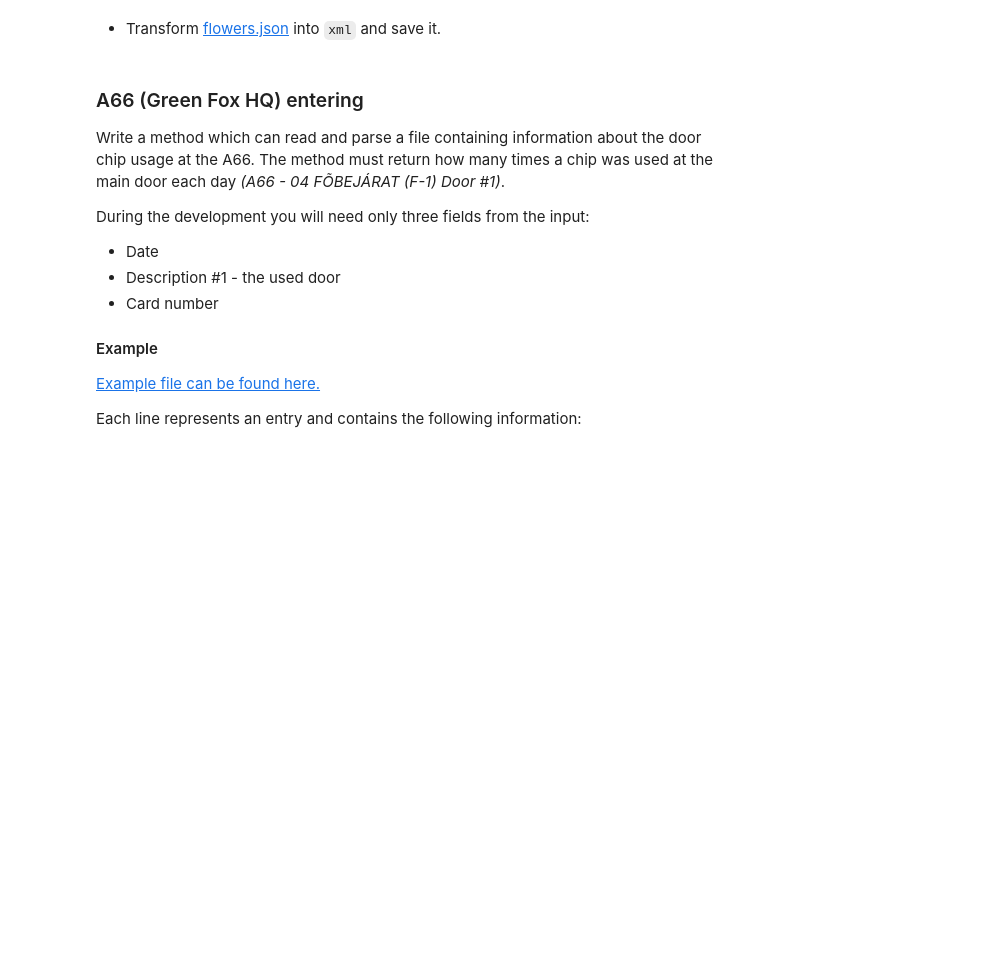
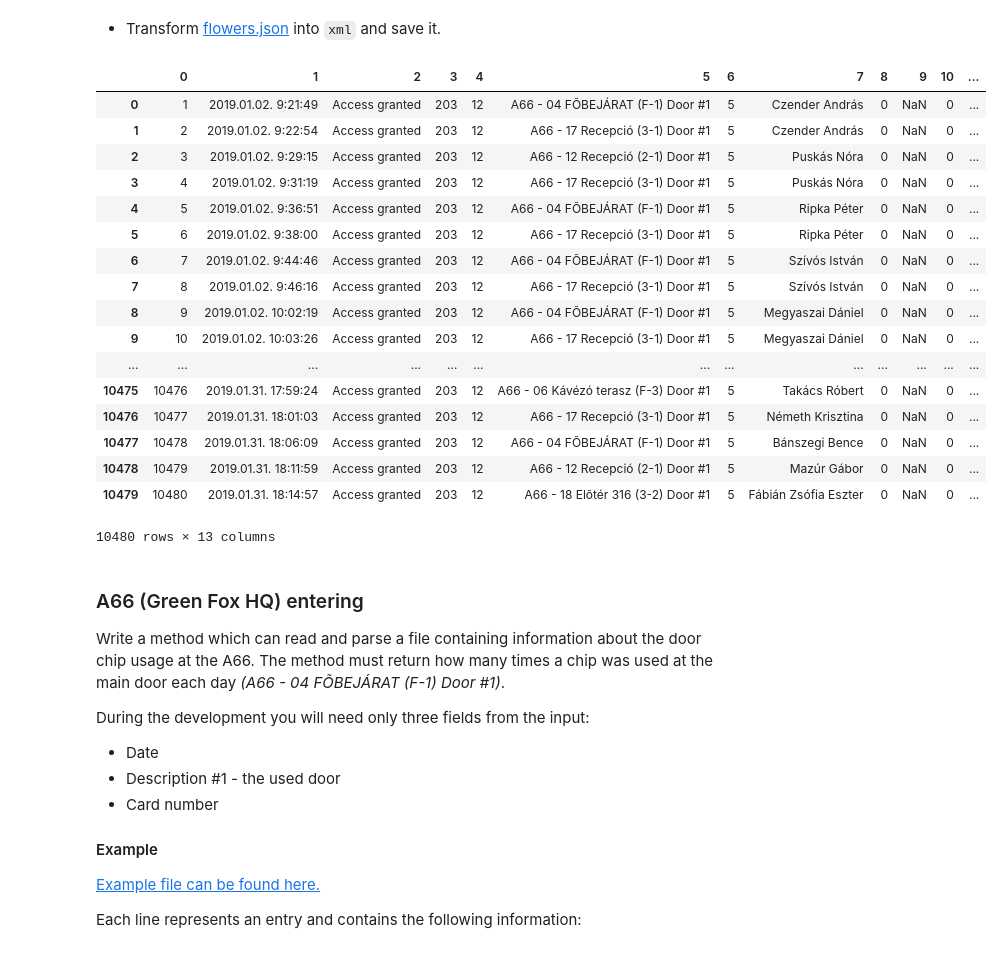
Before and after one commit to green-fox-academy/SantiDu, a Jupyter notebook: week-02/file-formats.ipynb, the cells around one changed output. Cells and saved outputs as stored; diff of their text form; code cells hidden in the pictures; blank space fills up the shorter version.

```diff
--- a/week-02/file-formats.ipynb
+++ b/week-02/file-formats.ipynb
@@ -215,5 +240,28 @@ df
 # %% [markdown]
 - Transform [flowers.json](./flowers.json) into `xml` and save it.
+# %%
+df = read_csv("logs.csv", header=None)
+# %%
+df
+# %% [output]
+|  | 0 | 1 | 2 | 3 | 4 | 5 | 6 | 7 | 8 | 9 | 10 | ... |
+| 0 | 1 | 2019.01.02. 9:21:49 | Access granted | 203 | 12 | A66 - 04 FÕBEJÁRAT (F-1) Door #1 | 5 | Czender András | 0 | NaN | 0 | ... |
+| 1 | 2 | 2019.01.02. 9:22:54 | Access granted | 203 | 12 | A66 - 17 Recepció (3-1) Door #1 | 5 | Czender András | 0 | NaN | 0 | ... |
+| 2 | 3 | 2019.01.02. 9:29:15 | Access granted | 203 | 12 | A66 - 12 Recepció (2-1) Door #1 | 5 | Puskás Nóra | 0 | NaN | 0 | ... |
+| 3 | 4 | 2019.01.02. 9:31:19 | Access granted | 203 | 12 | A66 - 17 Recepció (3-1) Door #1 | 5 | Puskás Nóra | 0 | NaN | 0 | ... |
+| 4 | 5 | 2019.01.02. 9:36:51 | Access granted | 203 | 12 | A66 - 04 FÕBEJÁRAT (F-1) Door #1 | 5 | Ripka Péter | 0 | NaN | 0 | ... |
+| 5 | 6 | 2019.01.02. 9:38:00 | Access granted | 203 | 12 | A66 - 17 Recepció (3-1) Door #1 | 5 | Ripka Péter | 0 | NaN | 0 | ... |
+| 6 | 7 | 2019.01.02. 9:44:46 | Access granted | 203 | 12 | A66 - 04 FÕBEJÁRAT (F-1) Door #1 | 5 | Szívós István | 0 | NaN | 0 | ... |
+| 7 | 8 | 2019.01.02. 9:46:16 | Access granted | 203 | 12 | A66 - 17 Recepció (3-1) Door #1 | 5 | Szívós István | 0 | NaN | 0 | ... |
+| 8 | 9 | 2019.01.02. 10:02:19 | Access granted | 203 | 12 | A66 - 04 FÕBEJÁRAT (F-1) Door #1 | 5 | Megyaszai Dániel | 0 | NaN | 0 | ... |
+| 9 | 10 | 2019.01.02. 10:03:26 | Access granted | 203 | 12 | A66 - 17 Recepció (3-1) Door #1 | 5 | Megyaszai Dániel | 0 | NaN | 0 | ... |
+| ... | ... | ... | ... | ... | ... | ... | ... | ... | ... | ... | ... | ... |
+| 10475 | 10476 | 2019.01.31. 17:59:24 | Access granted | 203 | 12 | A66 - 06 Kávézó terasz (F-3) Door #1 | 5 | Takács Róbert | 0 | NaN | 0 | ... |
+| 10476 | 10477 | 2019.01.31. 18:01:03 | Access granted | 203 | 12 | A66 - 17 Recepció (3-1) Door #1 | 5 | Németh Krisztina | 0 | NaN | 0 | ... |
+| 10477 | 10478 | 2019.01.31. 18:06:09 | Access granted | 203 | 12 | A66 - 04 FÕBEJÁRAT (F-1) Door #1 | 5 | Bánszegi Bence | 0 | NaN | 0 | ... |
+| 10478 | 10479 | 2019.01.31. 18:11:59 | Access granted | 203 | 12 | A66 - 12 Recepció (2-1) Door #1 | 5 | Mazúr Gábor | 0 | NaN | 0 | ... |
+| 10479 | 10480 | 2019.01.31. 18:14:57 | Access granted | 203 | 12 | A66 - 18 Elõtér 316 (3-2) Door #1 | 5 | Fábián Zsófia Eszter | 0 | NaN | 0 | ... |
+10480 rows × 13 columns
 # %% [markdown]
 ### A66 (Green Fox HQ) entering
 
```
Also changed, not shown: parts of 3 cells of this notebook.
